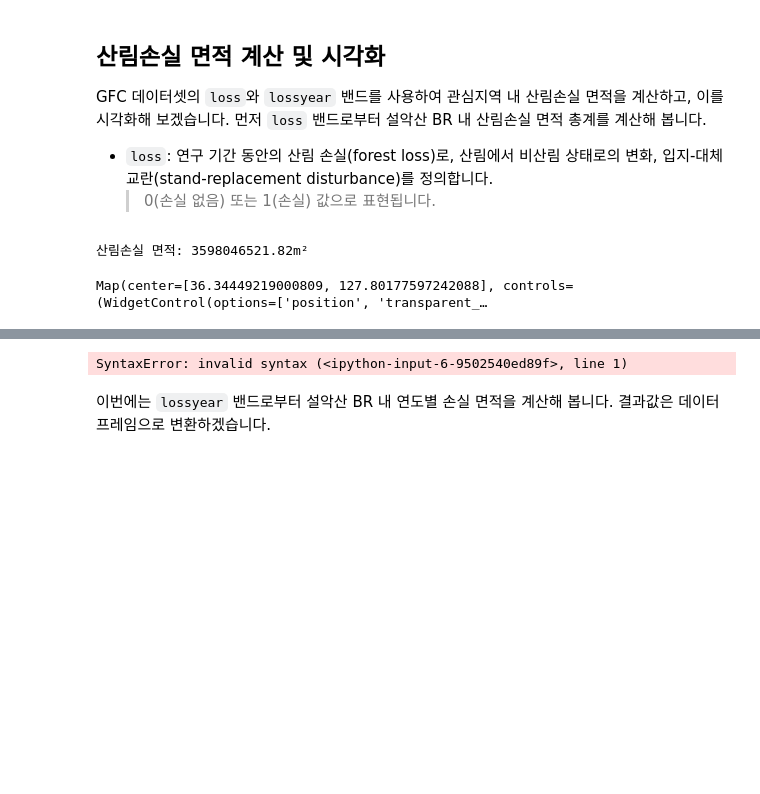
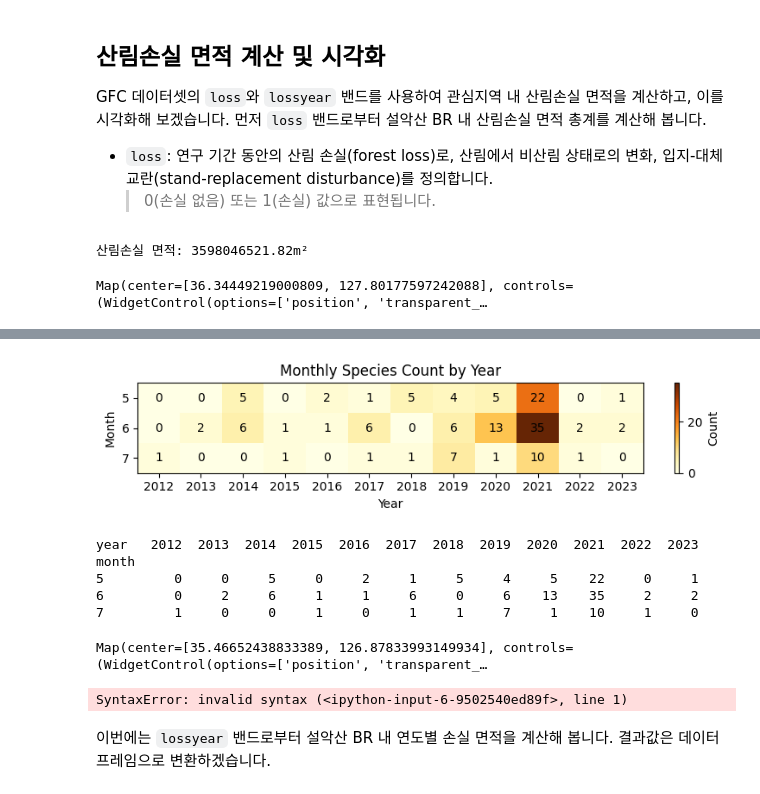
Before and after one commit to jaslee22/aaa, a Jupyter notebook: Google_Earth_Engine을_활용한_산림_변화_데이터_분석.ipynb, the cells around one changed output, grey strips where cells are left out. Cells and saved outputs as stored; diff of their text form; code cells hidden in the pictures; blank space fills up the shorter version.

```diff
--- a/Google_Earth_Engine을_활용한_산림_변화_데이터_분석.ipynb
+++ b/Google_Earth_Engine을_활용한_산림_변화_데이터_분석.ipynb
@@ -222,0 +289,36 @@ geemap.ee_export_image_to_drive(
+# %%
+def plot_heatmap_from_gdf(gdf):
+    # 필요한 통계 계산
+    statistics = gdf.groupby(["month", "year"]).size().unstack(fill_value=0)
+
+    # 히트맵으로 통계 시각화
+    plt.figure(figsize=(8, 2))
+    heatmap = plt.imshow(statistics.values, cmap="YlOrBr", origin="upper", aspect="auto")
+
+    # 각 픽셀 위에 수치 표시
+    for i in range(len(statistics.index)):
+        for j in range(len(statistics.columns)):
+            plt.text(j, i, statistics.values[i, j], ha="center", va="center", color="black")
+
+    plt.colorbar(heatmap, label="Count")
+    plt.title("Monthly Species Count by Year")
+    plt.xlabel("Year")
+    plt.ylabel("Month")
+    plt.xticks(range(len(statistics.columns)), statistics.columns)
+    plt.yticks(range(len(statistics.index)), statistics.index)
+    plt.tight_layout()
+    plt.savefig('heatmap_plot.png')
+    plt.show()
+
+# 히트맵 그래프 출력 함수 호출
+plot_heatmap_from_gdf(filtered_gdf)
+
+# 통계 테이블 출력
+print(filtered_gdf.groupby(["month", "year"]).size().unstack(fill_value=0))
+# %% [output]
+[figure, added]
+year   2012  2013  2014  2015  2016  2017  2018  2019  2020  2021  2022  2023
+month
+5         0     0     5     0     2     1     5     4     5    22     0     1
+6         0     2     6     1     1     6     0     6    13    35     2     2
+7         1     0     0     1     0     1     1     7     1    10     1     0
@@ -222,0 +345,12 @@ geemap.ee_export_image_to_drive(
+# %%
+vis_params = {'color': 'blue'}
+Map.addLayer(data_raw, vis_params, 'Original data')
+Map.centerObject(data_raw.geometry(), 7)
+
+vis_params = {'color': 'red'}
+Map.addLayer(Data, vis_params, 'Final data')
+Map.centerObject(Data.geometry(), 7)
+
+Map
+# %% [output]
+Map(center=[35.46652438833389, 126.87833993149934], controls=(WidgetControl(options=['position', 'transparent_…
```
Also changed, not shown: parts of 22 cells of this notebook.
